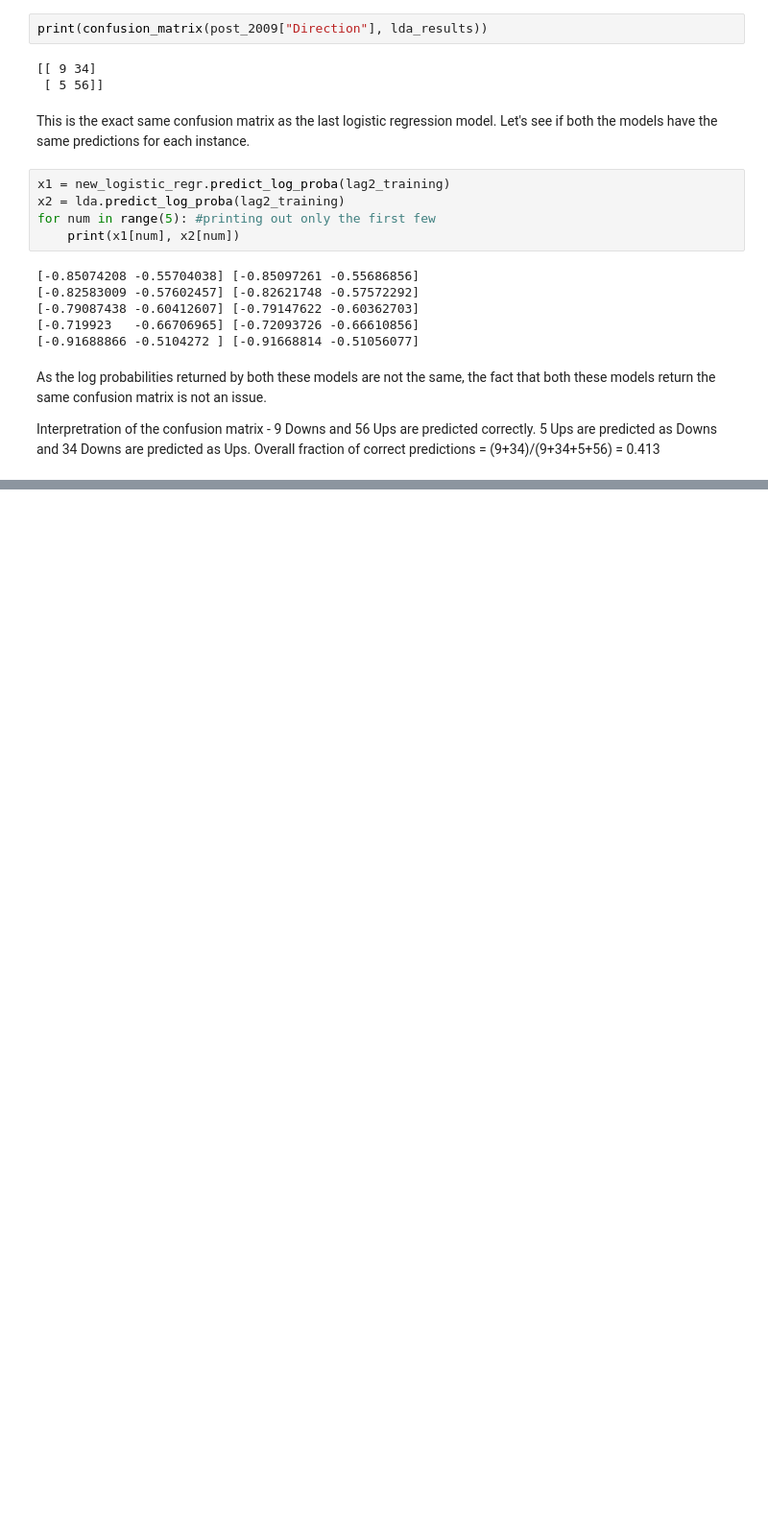
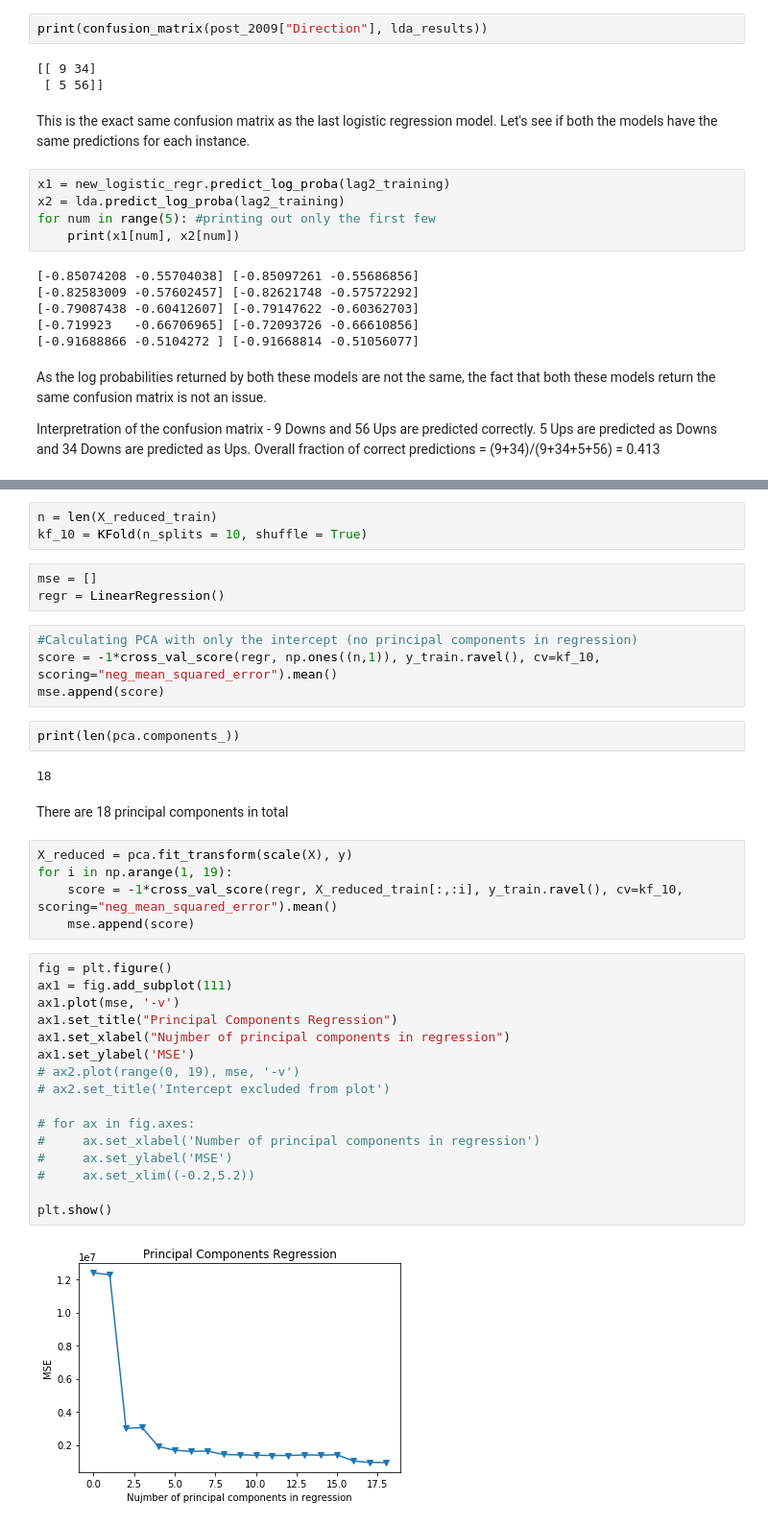
Before and after one commit to Aditya-Kharosekar/EE-379K-Data-Science-Lab, a Jupyter notebook: Lab 5/Lab 5.ipynb, the cells around one changed output, grey strips where cells are left out. Shown at 96% size. Cells and saved outputs as stored; diff of their text form; blank space fills up the shorter version.

```diff
--- a/Lab 5/Lab 5.ipynb
+++ b/Lab 5/Lab 5.ipynb
@@ -185,0 +525,39 @@ Interpretration of the confusion matrix -
+# %%
+n = len(X_reduced_train)
+kf_10 = KFold(n_splits = 10, shuffle = True)
+# %%
+mse = []
+regr = LinearRegression()
+# %%
+#Calculating PCA with only the intercept (no principal components in regression)
+score = -1*cross_val_score(regr, np.ones((n,1)), y_train.ravel(), cv=kf_10, scoring="neg_mean_squared_error").mean()
+mse.append(score)
+# %%
+print(len(pca.components_))
+# %% [output]
+18
+# %% [markdown]
+There are 18 principal components in total
+# %%
+X_reduced = pca.fit_transform(scale(X), y)
+for i in np.arange(1, 19):
+    score = -1*cross_val_score(regr, X_reduced_train[:,:i], y_train.ravel(), cv=kf_10, scoring="neg_mean_squared_error").mean()
+    mse.append(score)
+# %%
+fig = plt.figure()
+ax1 = fig.add_subplot(111)
+ax1.plot(mse, '-v')
+ax1.set_title("Principal Components Regression")
+ax1.set_xlabel("Nujmber of principal components in regression")
+ax1.set_ylabel('MSE')
+# ax2.plot(range(0, 19), mse, '-v')
+# ax2.set_title('Intercept excluded from plot')
+
+# for ax in fig.axes:
+#     ax.set_xlabel('Number of principal components in regression')
+#     ax.set_ylabel('MSE')
+#     ax.set_xlim((-0.2,5.2))
+
+plt.show()
+# %% [output]
+[figure, added]
```
Also changed, not shown: parts of 97 cells of this notebook, 3 other files.
